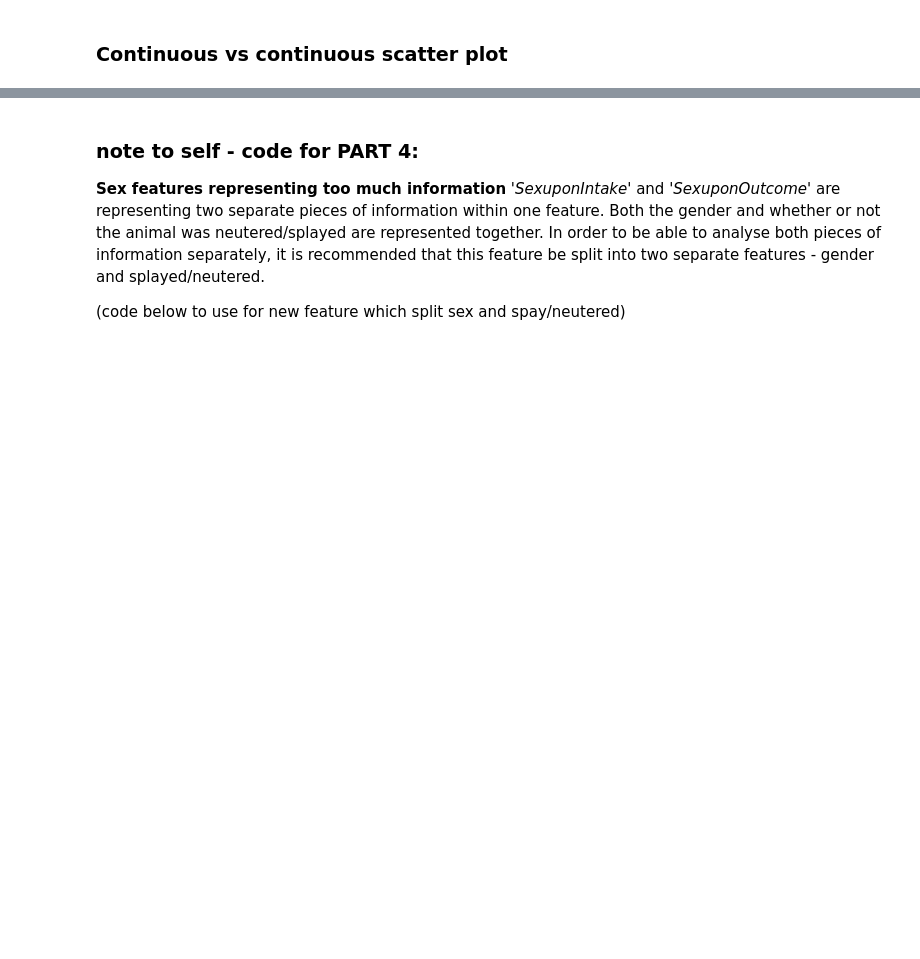
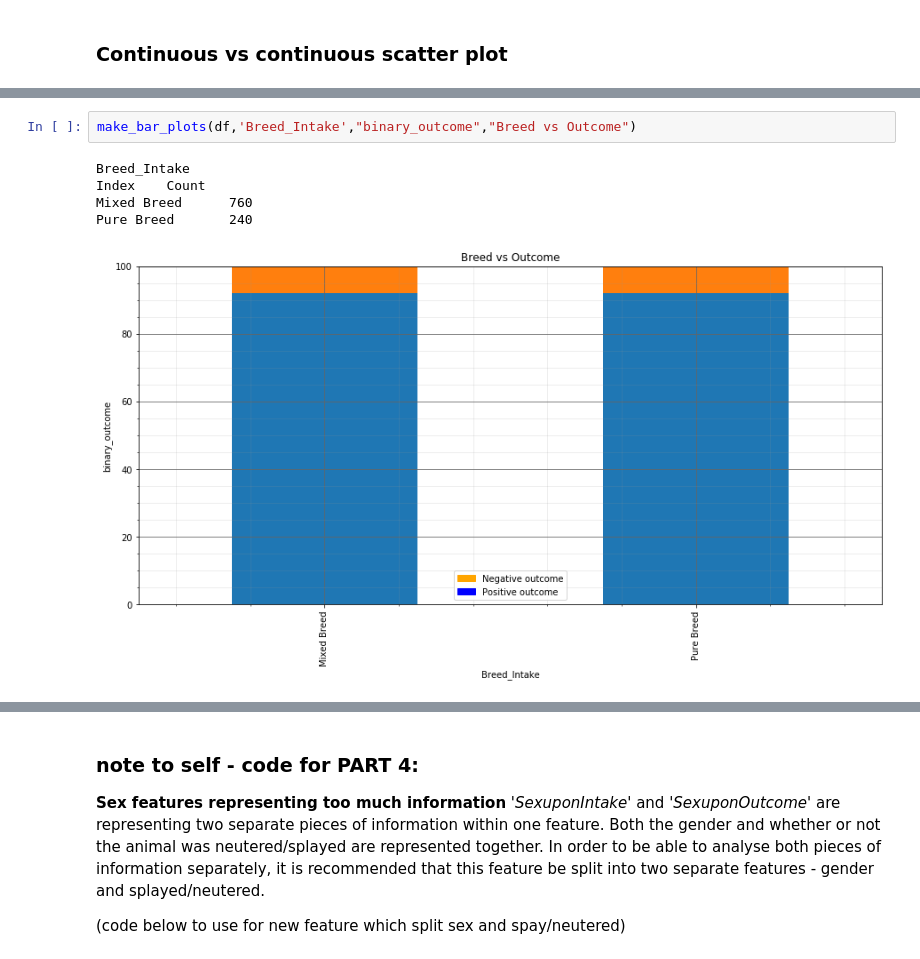
Before and after one commit to hbarrett100/Comp47350-data-analytics, a Jupyter notebook: homework1_2.ipynb, the cells around one changed output, grey strips where cells are left out. Drawn from its saved outputs; the diff is of its cells as text; blank space fills up the shorter version.

```diff
--- a/homework1_2.ipynb
+++ b/homework1_2.ipynb
@@ -1750,0 +1624,8 @@ Unknown          84
+# %%
+make_bar_plots(df,'Breed_Intake',"binary_outcome","Breed vs Outcome")
+# %% [output]
+Breed_Intake
+Index    Count
+Mixed Breed      760
+Pure Breed       240
+[figure, added]
```
Also changed, not shown: parts of 227 cells of this notebook, 8 other files.
